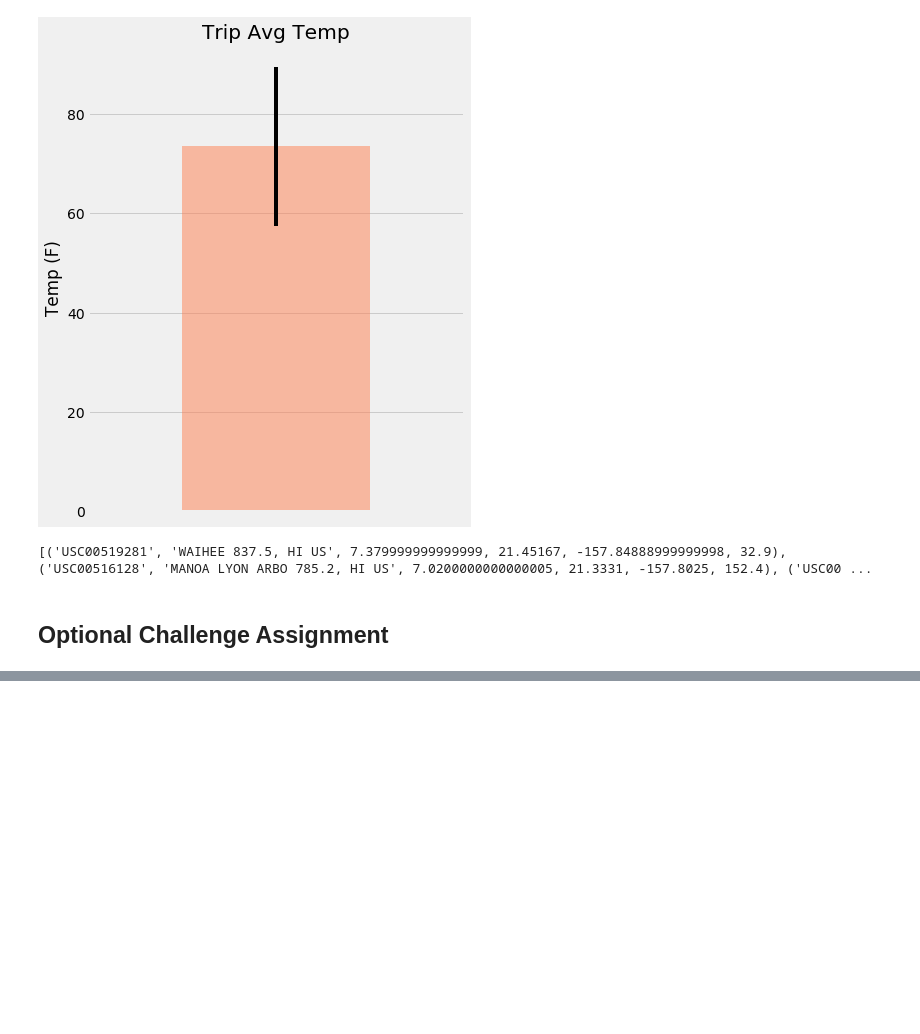
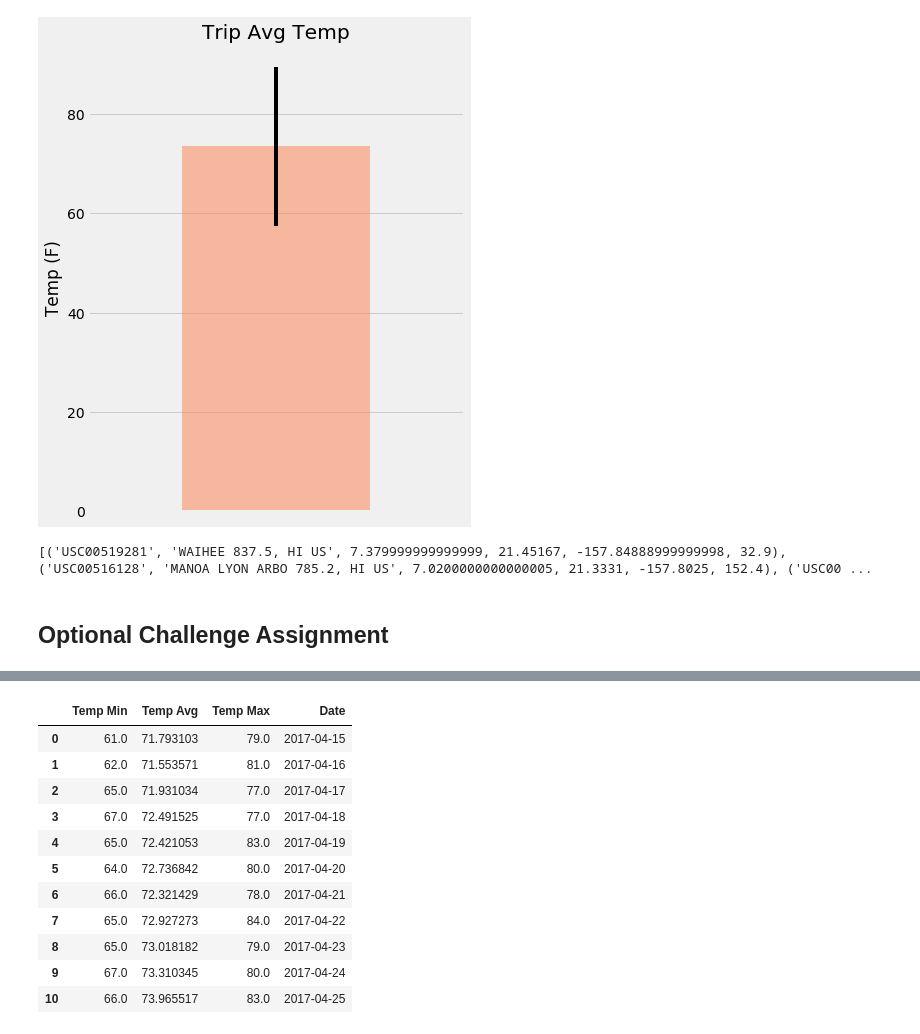
Before and after one commit to ankitapatel9/sqlalchemy-challenge, a Jupyter notebook: climate_starter.ipynb, the cells around one changed output, grey strips where cells are left out. Cells and saved outputs as stored; diff of their text form; code cells hidden in the pictures; blank space fills up the shorter version.

```diff
--- a/climate_starter.ipynb
+++ b/climate_starter.ipynb
@@ -318,2 +343,19 @@ daily_normals("01-01")
 # %%
 # Load the previous query results into a Pandas DataFrame and add the `trip_dates` range as the `date` index
+trips_df = pd.DataFrame(trip_date,columns=['Temp Min', 'Temp Avg', 'Temp Max'])
+mapped_dates= list(map(lambda x: x[0], date_range))
+trips_df['Date'] = mapped_dates
+trips_df
+# %% [output]
+|  | Temp Min | Temp Avg | Temp Max | Date |
+| 0 | 61.0 | 71.793103 | 79.0 | 2017-04-15 |
+| 1 | 62.0 | 71.553571 | 81.0 | 2017-04-16 |
+| 2 | 65.0 | 71.931034 | 77.0 | 2017-04-17 |
+| 3 | 67.0 | 72.491525 | 77.0 | 2017-04-18 |
+| 4 | 65.0 | 72.421053 | 83.0 | 2017-04-19 |
+| 5 | 64.0 | 72.736842 | 80.0 | 2017-04-20 |
+| 6 | 66.0 | 72.321429 | 78.0 | 2017-04-21 |
+| 7 | 65.0 | 72.927273 | 84.0 | 2017-04-22 |
+| 8 | 65.0 | 73.018182 | 79.0 | 2017-04-23 |
+| 9 | 67.0 | 73.310345 | 80.0 | 2017-04-24 |
+| 10 | 66.0 | 73.965517 | 83.0 | 2017-04-25 |
```
Also changed, not shown: parts of 5 cells of this notebook.
